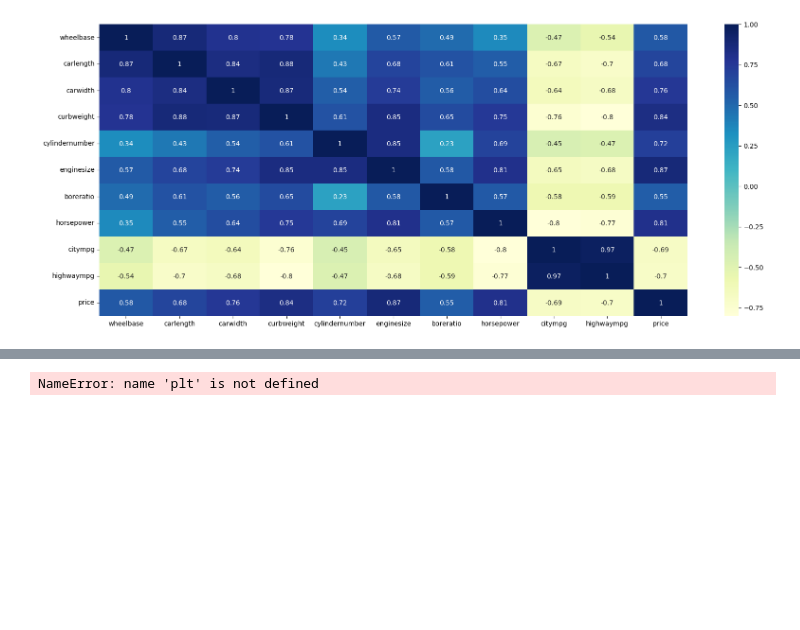
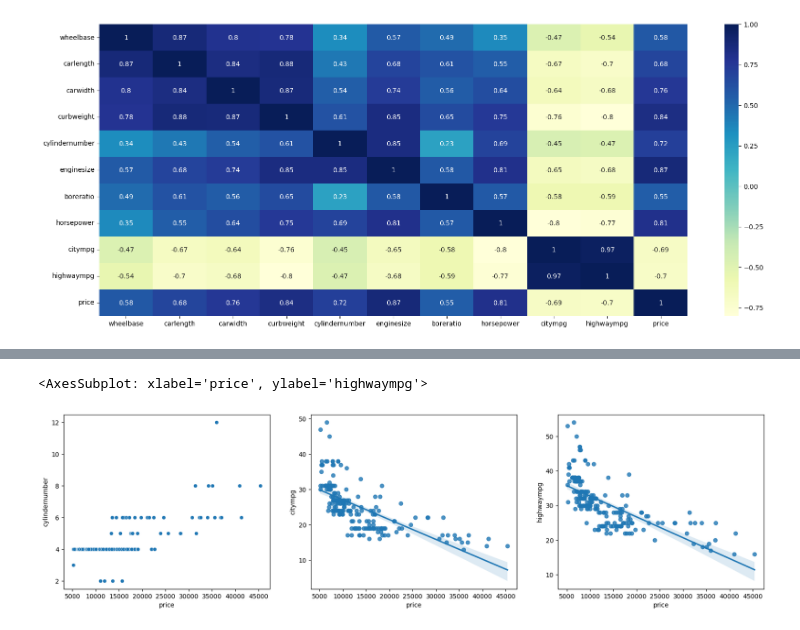
Before and after one commit to ForskyOnly/car_price_prediction, a Jupyter notebook: data_anlyse.ipynb, the cells around one changed output, grey strips where cells are left out. Cells and saved outputs as stored; diff of their text form; code cells hidden in the pictures; blank space fills up the shorter version.

```diff
--- a/data_anlyse.ipynb
+++ b/data_anlyse.ipynb
@@ -86,7 +82,9 @@ sns.boxplot(y='enginetype', x='price', data=df, ax=axes[3])
 # %%
 fig, axes = plt.subplots(1, 3, figsize=(20, 5))
-sns.boxplot(y='carbody', x='price', data=df, ax=axes[0])
-sns.boxplot(y='citympg', x='price', data=df, ax=axes[1])
-sns.boxplot(y='highwaympg', x='price', data=df, ax=axes[2])
+
+sns.scatterplot(y='cylindernumber', x='price', data=df, ax=axes[0])
+sns.regplot(y='citympg', x='price', data=df, ax=axes[1])
+sns.regplot(y='highwaympg', x='price', data=df, ax=axes[2])
 # %% [output]
-NameError: name 'plt' is not defined
+<AxesSubplot: xlabel='price', ylabel='highwaympg'>
+[figure, added]
```
Also changed, not shown: parts of 5 cells of this notebook.
